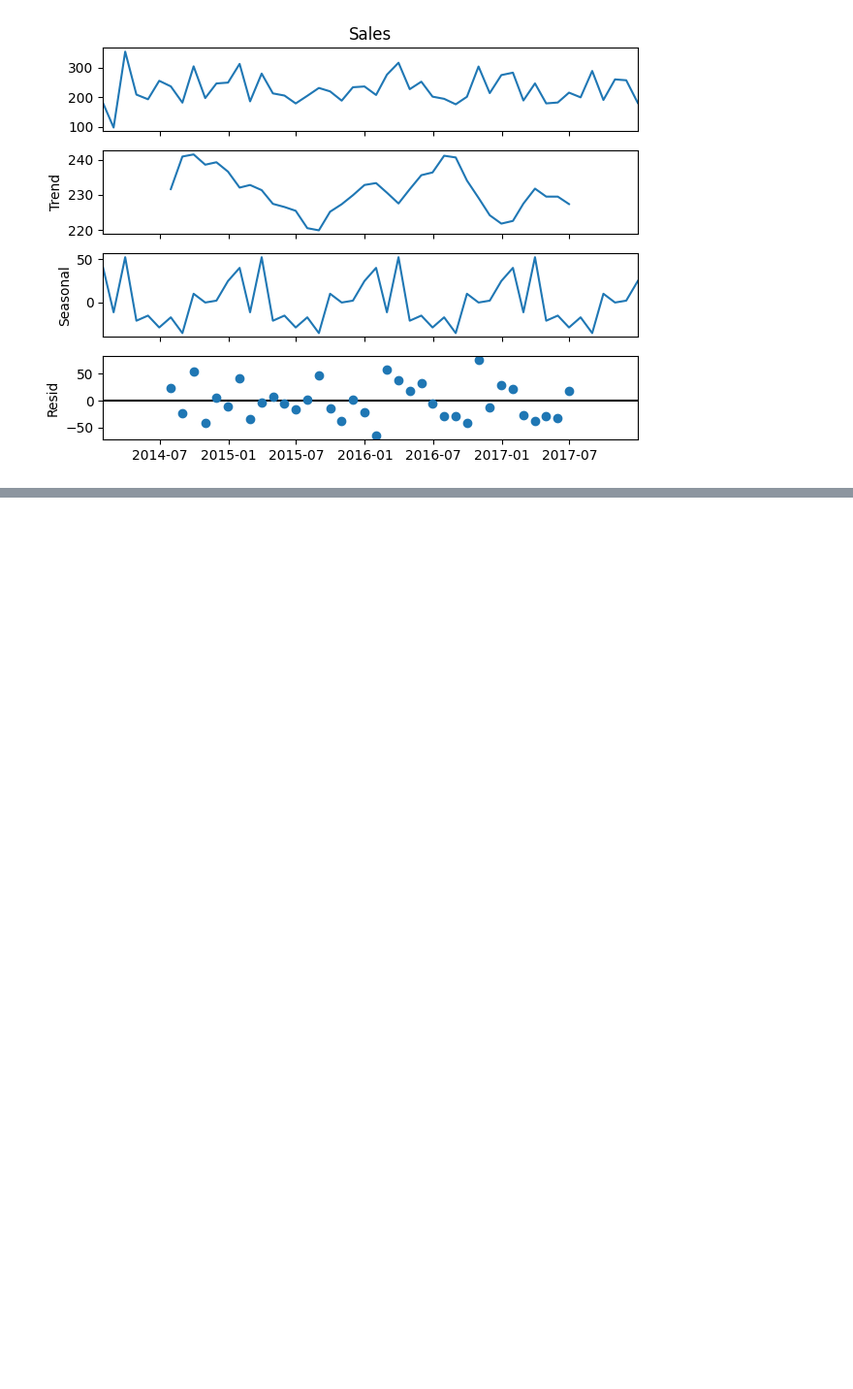
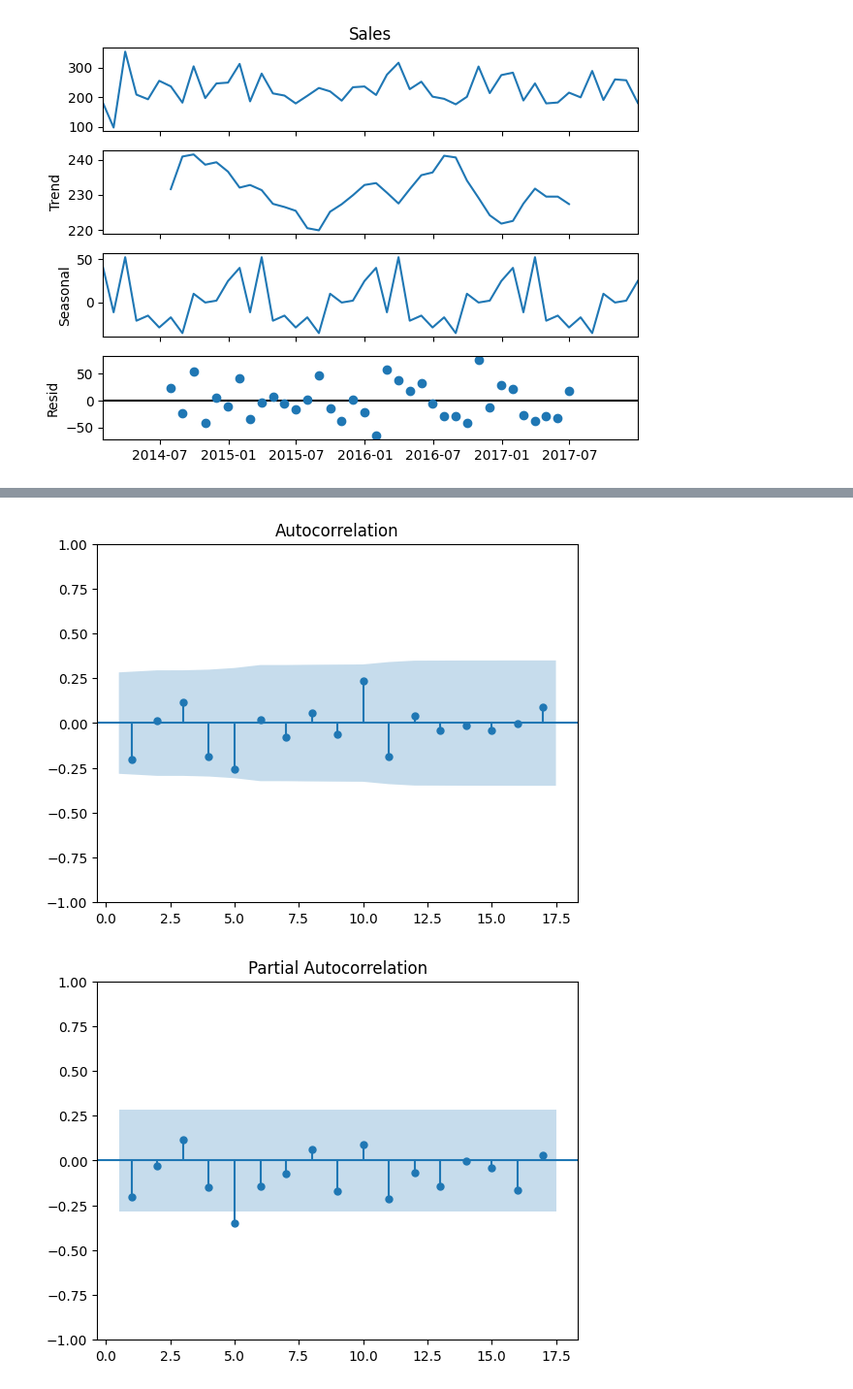
Before and after one commit to muniappabalaji/TimeSeries, a Jupyter notebook: TimeSeries_GreatLearning_July2025.ipynb, the cells around one changed output, grey strips where cells are left out. Shown at 97% size. Drawn from its saved outputs; the diff is of its cells as text; code cells hidden in the pictures; blank space fills up the shorter version.

```diff
--- a/TimeSeries_GreatLearning_July2025.ipynb
+++ b/TimeSeries_GreatLearning_July2025.ipynb
@@ -82,0 +118,8 @@ plt.show()
+# %%
+# Plot ACF and PACF
+plot_acf(monthly_sales, zero = False)
+plot_pacf(monthly_sales, zero = False)
+plt.show()
+# %% [output]
+[figure, added]
+[figure, added]
```
Also changed, not shown: parts of 18 cells of this notebook.
